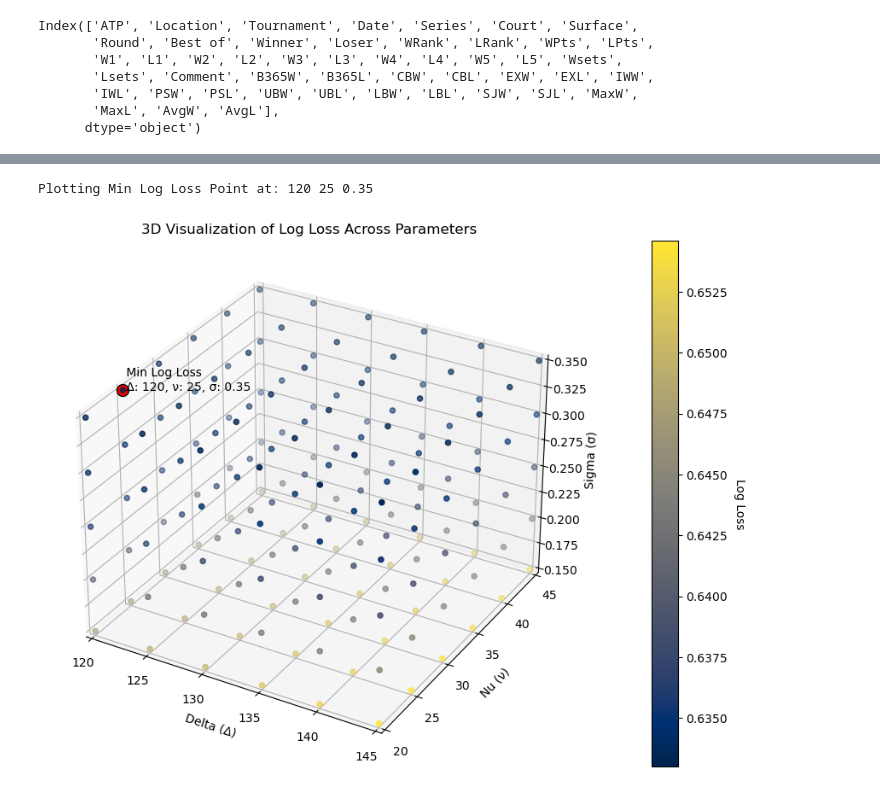
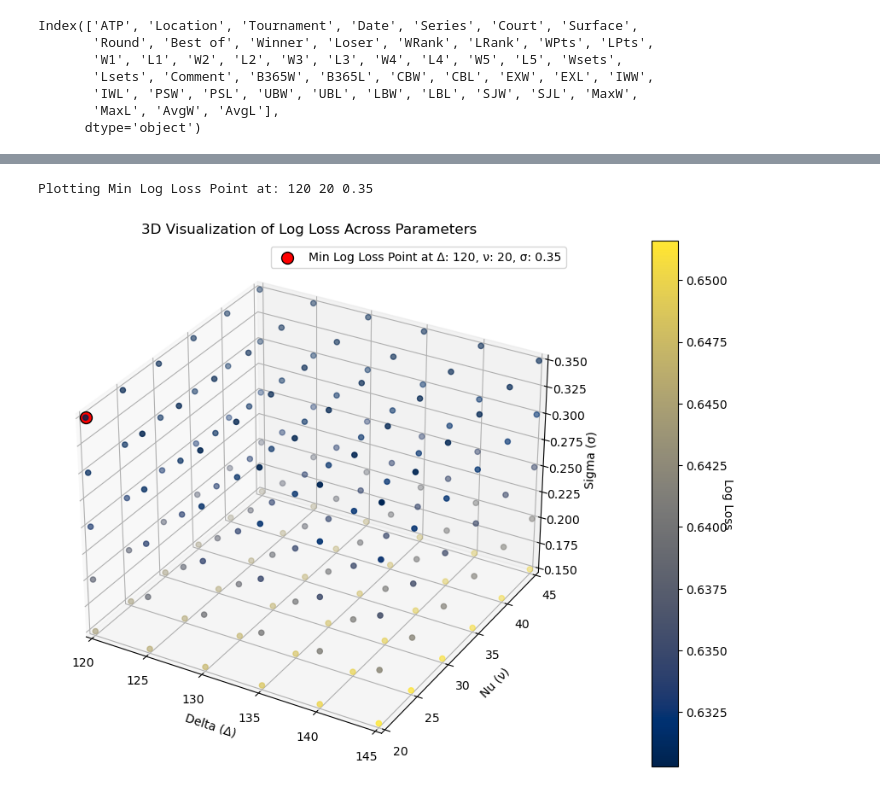
Before and after one commit to Harish-Thota1/Predicting_Tennis_Matches, a Jupyter notebook: ELO_538_Model_Betting_Data.ipynb, the cells around one changed output, grey strips where cells are left out. Drawn from its saved outputs; the diff is of its cells as text; code cells hidden in the pictures.

```diff
--- a/ELO_538_Model_Betting_Data.ipynb
+++ b/ELO_538_Model_Betting_Data.ipynb
@@ -163,7 +149,7 @@ for current_year in range(2005, 2020):
     file_extension = 'xls' if current_year < 2013 else 'xlsx'
 
     # Construct the file path using the determined file extension
-    file_path = f"Betting_Odds_Tennis/{current_year}.{file_extension}"
+    file_path = f"/Users/harishthota/Desktop/UOA Project/Betting_Odds_Tennis/{current_year}.{file_extension}"
 
     # Read the Excel file and store it in the dictionary with the year as the key
     betting_data_dfs[current_year] = pd.read_excel(file_path)
@@ -329,18 +317,10 @@ betting_data_dfs_preprocessed_validation
 # %%
 def grid_search_elo(df, delta_values, nu_values, sigma_values):
+
     """
     Conducts a grid search over specified ranges of delta, nu, and sigma parameters to find the optimal settings
     for an Elo rating system based on given metrics such as accuracy, calibration, and log loss.
 
-    Args:
-    df (DataFrame): The DataFrame containing match data.
-    delta_values (list): List of delta values to test.
-    nu_values (list): List of nu values to test.
-    sigma_values (list): List of sigma values to test.
-
-    Returns:
-    DataFrame: A DataFrame containing the results of the grid search with each combination of parameters
-               and the corresponding evaluation metrics.
     """
     results = []  # Initialize a list to store the results of each parameter combination
 
@@ -361,20 +341,22 @@ def grid_search_elo(df, delta_values, nu_values, sigma_values):
                 betting_data_dfs_preprocessed_validation = betting_data_dfs_preprocessed_copy[df.Date > split_time]
 
                 # Evaluate the predictions with the newly calculated Elo ratings
-                metrics = evaluate_predictions(
+
+                accuracy1, calibration1, logloss1 = tennis_tools.evaluate_predictions(
                     betting_data_dfs_preprocessed_validation["higher_rank_won"],
                     betting_data_dfs_preprocessed_validation["match_outcome_varied_k"],
                     betting_data_dfs_preprocessed_validation['prob_high_ranked_varied_k']
                 )
+
 
                 # Store the results including the parameter set and evaluation metrics
                 result = {
                     "delta": delta,
                     "nu": nu,
                     "sigma": sigma,
-                    "accuracy": metrics["accuracy"],
-                    "calibration": metrics["calibration"],
-                    "log_loss": metrics["log_loss"]
+                    "accuracy": accuracy1,
+                    "calibration": calibration1,
+                    "log_loss": logloss1
                 }
                 results.append(result)
 
@@ -408,55 +390,58 @@ results_df.head()
 # Create a new figure for the 3D plot with a specified size
 fig = plt.figure(figsize=(12, 8))
 
-# Add a 3D subplot to the figure
+# Add a 3D subplot to the figure, using '111' as a shorthand for 1x1 grid, first subplot
 ax = fig.add_subplot(111, projection='3d')
 
 # Extract the delta, nu, and sigma values for the axes
 X = results_df['delta']
 Y = results_df['nu']
 Z = results_df['sigma']
+
 # Extract the log loss values to be used for coloring the scatter plot
 log_loss_values = results_df['log_loss']
 
 # Create a 3D scatter plot with delta, nu, and sigma as axes, and log loss as the color
 sc = ax.scatter(X, Y, Z, c=log_loss_values, cmap='cividis', marker='o')
 
 # Find the index of the minimum log loss value
 min_loss_index = log_loss_values.idxmin()
+
 # Extract the coordinates of the point with the minimum log loss
 min_X = X[min_loss_index]
 min_Y = Y[min_loss_index]
 min_Z = Z[min_loss_index]
 
-# Print the coordinates of the point with the minimum log loss for debugging purposes
-print("Plotting Min Log Loss Point at:", min_X, min_Y, min_Z)
 
 # Highlight the point with the minimum log loss in the scatter plot
-ax.scatter(min_X, min_Y, min_Z, color='red', s=100, edgecolor='black', label='Min Log Loss Point')
-# Annotate the highlighted point with its coordinates
-ax.text(min_X, min_Y, min_Z, f' Min Log Loss\n Δ: {min_X}, ν: {min_Y}, σ: {min_Z}', color='black')
+# Red color for visibility, size=100 for emphasis, and black edge for distinction
+ax.scatter(min_X, min_Y, min_Z, color='red', s=100, edgecolor='black', label=f'Min Log Loss Point at Δ: {min_X}, ν: {min_Y}, σ: {min_Z}')
+
+# Add legend to the plot to identify marked points
+ax.legend()
 
 # Set the limits for each axis based on the data ranges
 ax.set_xlim([X.min(), X.max()])
 ax.set_ylim([Y.min(), Y.max()])
 ax.set_zlim([Z.min(), Z.max()])
 
-# Set the labels for each axis
+# Set the labels for each axis to indicate what each represents
 ax.set_xlabel('Delta (Δ)')
 ax.set_ylabel('Nu (ν)')
 ax.set_zlabel('Sigma (σ)')
+
 # Set the title for the plot
 ax.set_title('3D Visualization of Log Loss Across Parameters')
 
 # Add a color bar to the plot to indicate the scale of log loss values
 cbar = plt.colorbar(sc, pad=0.1)  # Adjust padding to ensure it does not overlap with the plot
-cbar.set_label('Log Loss', rotation=270, labelpad=15)
+cbar.set_label('Log Loss', rotation=270, labelpad=5)
 
-# Show the plot
+# Display the plot
 plt.show()
 # %% [output]
-Plotting Min Log Loss Point at: 120 25 0.35
+Plotting Min Log Loss Point at: 120 20 0.35
-[figure, old version]
+[figure, new version]
 # %%
 print(f"Best Metrics for 538 Model:\n\n{best_metrics}")
 # %% [output]
```
Also changed, not shown: parts of 11 cells of this notebook.
